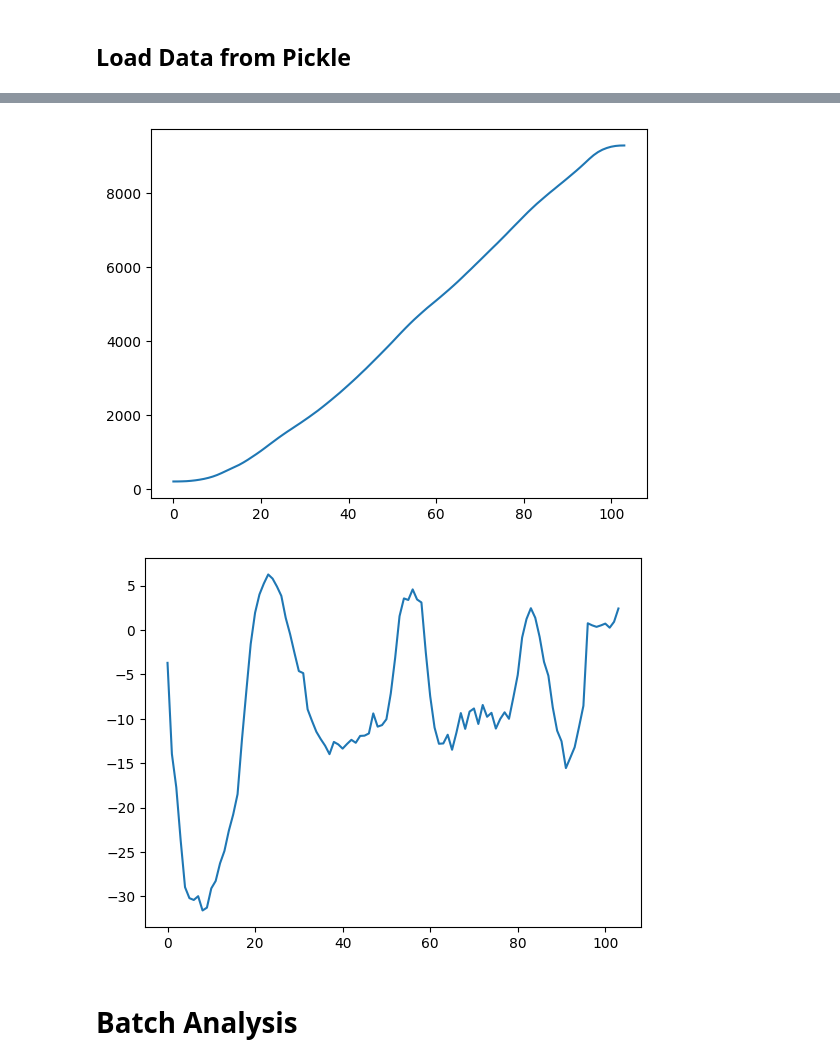
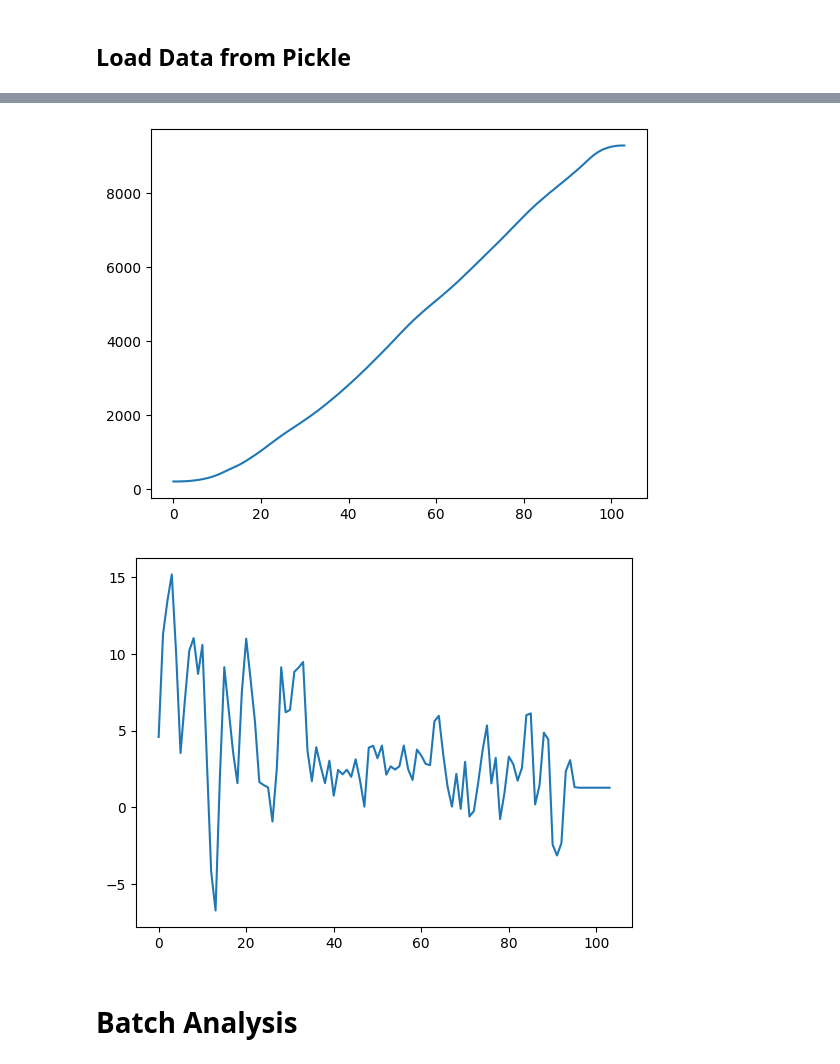
Before and after one commit to drussellmrichie/AviationThesis, a Jupyter notebook: Project_Data_Analysis/Model_Data_Analysis/v2_data_anaylsis_pipeline.ipynb, the cells around one changed output, grey strips where cells are left out. Saved outputs shown, nothing was run; the diff lists cells and outputs as text; code cells hidden in the pictures.

Commit message:
Single Analysis Figures

```diff
--- a/Project_Data_Analysis/Model_Data_Analysis/v2_data_anaylsis_pipeline.ipynb
+++ b/Project_Data_Analysis/Model_Data_Analysis/v2_data_anaylsis_pipeline.ipynb
@@ -147,21 +149,27 @@ with open('dataFrameArray.pkl', 'rb') as file:
   # dfArray = pickle.Unpickler(file)
   dfArray = pickle.load(file)
 # %%
+files = glob.glob('../Figures/Model/Single_Batch/*')
+for f in files:
+    os.remove(f)
+
 timestamp = datetime.datetime.now().strftime("%Y%m%d-%H%M%S")
 plt.plot(dfArray[0][ALT])
 plt.savefig('../Figures/Model/Single_Batch/Altitude_' + timestamp)
 plt.show()
 
 plt.plot(dfArray[0][LATDEV])
+# plt.axis((25000,-5000,-1500,1500))
 plt.savefig('../Figures/Model/Single_Batch/Lateral_Deviation_'+ timestamp)
 plt.show()
 
-plt.plot(dfArray[0][PITCH])
+plt.plot(dfArray[0][ROLL])
+# plt.axis((25000,-5000,-20,20))
 plt.savefig('../Figures/Model/Single_Batch/Pitch_'+ timestamp)
 plt.show()
 # %% [output]
 [figure]
 [figure]
-[figure, old version]
+[figure, new version]
 # %% [markdown]
 # Batch Analysis
```
Also changed, not shown: parts of 2 cells of this notebook, 4 other files.
